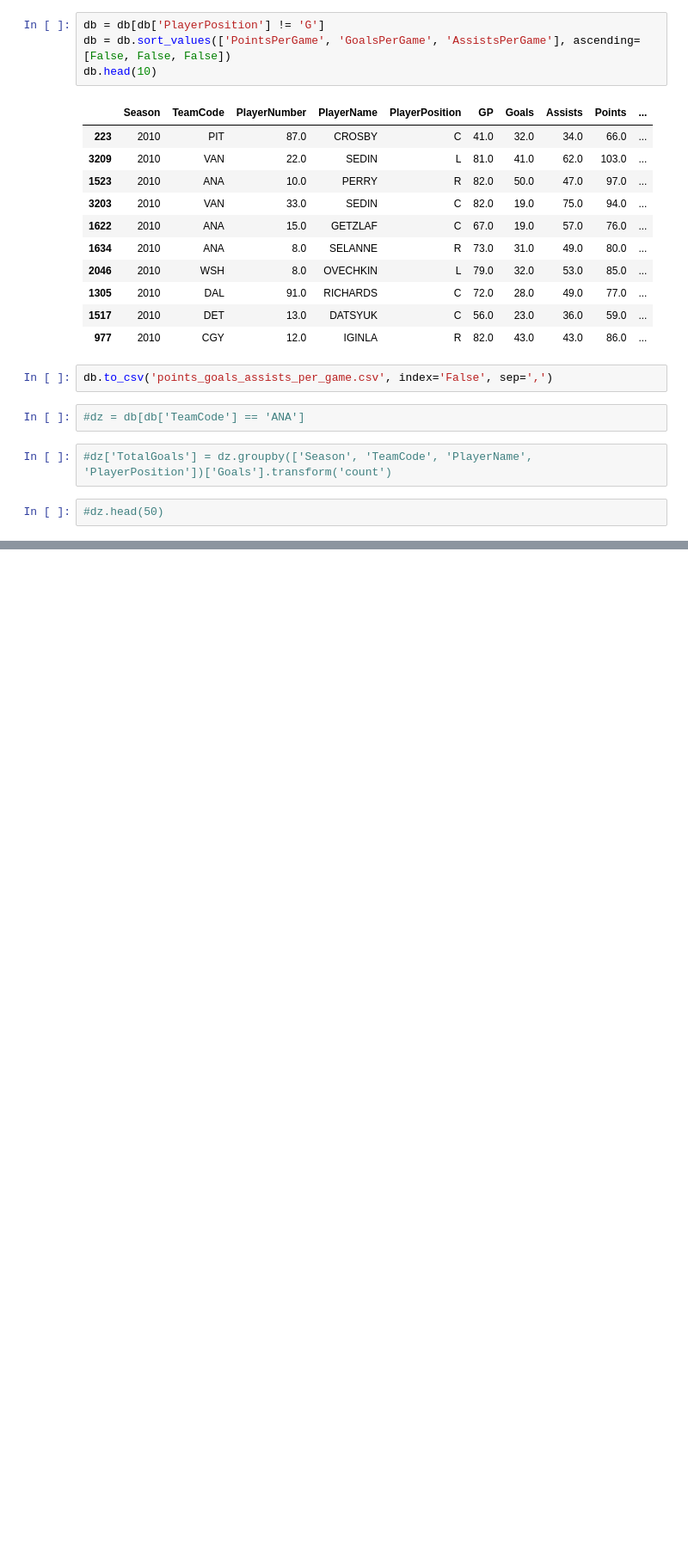
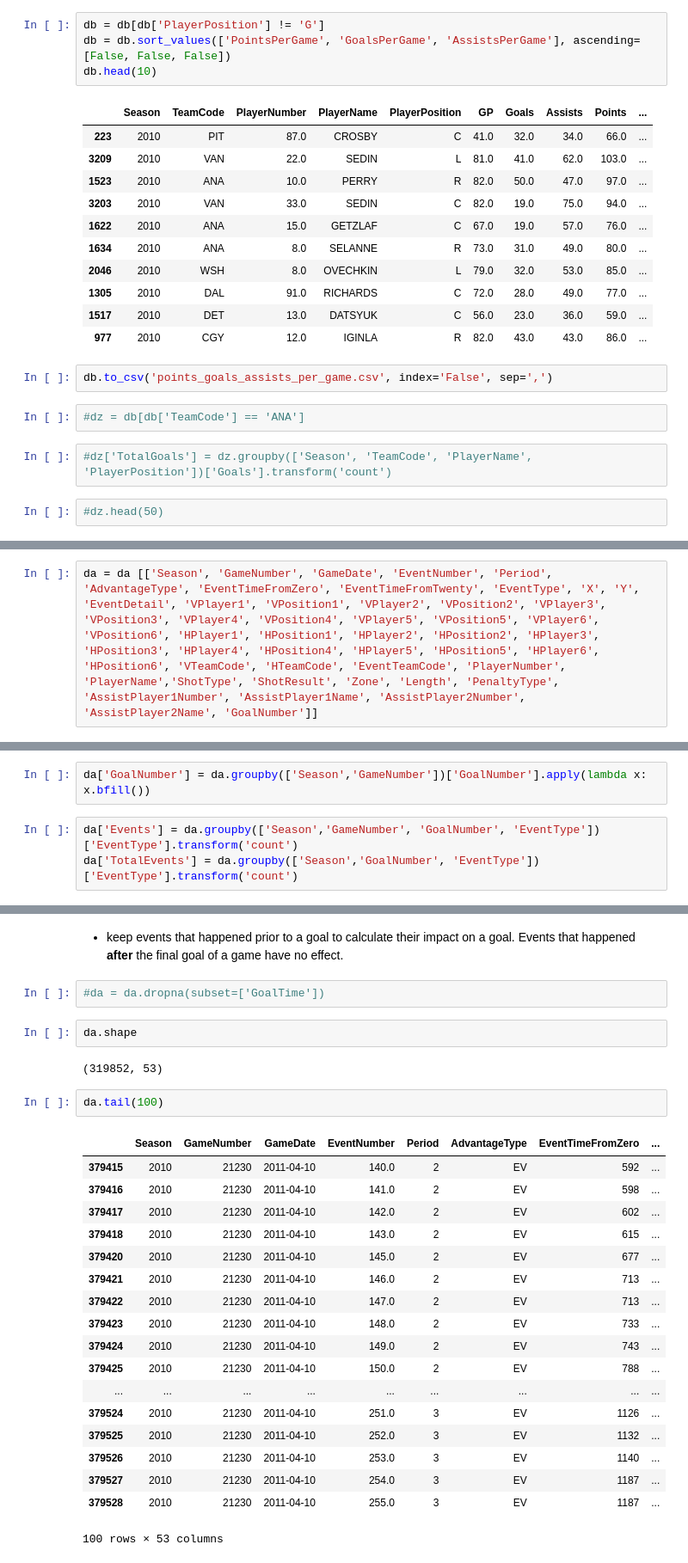
Before and after one commit to stephtselios/nhl_roster_design, a Jupyter notebook: points_goals_assists_per_game.ipynb, the cells around one changed output, grey strips where cells are left out. Shown at 86% size. Drawn from its saved outputs; the diff is of its cells as text; blank space fills up the shorter version.

```diff
--- a/points_goals_assists_per_game.ipynb
+++ b/points_goals_assists_per_game.ipynb
@@ -216,0 +246,2 @@ db.to_csv('points_goals_assists_per_game.csv', index='False', sep=',')
+# %%
+da = da [['Season', 'GameNumber', 'GameDate', 'EventNumber', 'Period', 'AdvantageType', 'EventTimeFromZero', 'EventTimeFromTwenty', 'EventType', 'X', 'Y', 'EventDetail', 'VPlayer1', 'VPosition1', 'VPlayer2', 'VPosition2', 'VPlayer3', 'VPosition3', 'VPlayer4', 'VPosition4', 'VPlayer5', 'VPosition5', 'VPlayer6', 'VPosition6', 'HPlayer1', 'HPosition1', 'HPlayer2', 'HPosition2', 'HPlayer3', 'HPosition3', 'HPlayer4', 'HPosition4', 'HPlayer5', 'HPosition5', 'HPlayer6', 'HPosition6', 'VTeamCode', 'HTeamCode', 'EventTeamCode', 'PlayerNumber', 'PlayerName','ShotType', 'ShotResult', 'Zone', 'Length', 'PenaltyType', 'AssistPlayer1Number', 'AssistPlayer1Name', 'AssistPlayer2Number', 'AssistPlayer2Name', 'GoalNumber']]
@@ -216,0 +250,5 @@ db.to_csv('points_goals_assists_per_game.csv', index='False', sep=',')
+# %%
+da['GoalNumber'] = da.groupby(['Season','GameNumber'])['GoalNumber'].apply(lambda x: x.bfill())
+# %%
+da['Events'] = da.groupby(['Season','GameNumber', 'GoalNumber', 'EventType'])['EventType'].transform('count')
+da['TotalEvents'] = da.groupby(['Season','GoalNumber', 'EventType'])['EventType'].transform('count')
@@ -216,0 +262,29 @@ db.to_csv('points_goals_assists_per_game.csv', index='False', sep=',')
+# %% [markdown]
+- keep events that happened prior to a goal to calculate their impact on a goal. Events that happened **after** the final goal of a game have no effect.
+# %%
+#da = da.dropna(subset=['GoalTime'])
+# %%
+da.shape
+# %% [output]
+(319852, 53)
+# %%
+da.tail(100)
+# %% [output]
+|  | Season | GameNumber | GameDate | EventNumber | Period | AdvantageType | EventTimeFromZero | ... |
+| 379415 | 2010 | 21230 | 2011-04-10 | 140.0 | 2 | EV | 592 | ... |
+| 379416 | 2010 | 21230 | 2011-04-10 | 141.0 | 2 | EV | 598 | ... |
+| 379417 | 2010 | 21230 | 2011-04-10 | 142.0 | 2 | EV | 602 | ... |
+| 379418 | 2010 | 21230 | 2011-04-10 | 143.0 | 2 | EV | 615 | ... |
+| 379420 | 2010 | 21230 | 2011-04-10 | 145.0 | 2 | EV | 677 | ... |
+| 379421 | 2010 | 21230 | 2011-04-10 | 146.0 | 2 | EV | 713 | ... |
+| 379422 | 2010 | 21230 | 2011-04-10 | 147.0 | 2 | EV | 713 | ... |
+| 379423 | 2010 | 21230 | 2011-04-10 | 148.0 | 2 | EV | 733 | ... |
+| 379424 | 2010 | 21230 | 2011-04-10 | 149.0 | 2 | EV | 743 | ... |
+| 379425 | 2010 | 21230 | 2011-04-10 | 150.0 | 2 | EV | 788 | ... |
+| ... | ... | ... | ... | ... | ... | ... | ... | ... |
+| 379524 | 2010 | 21230 | 2011-04-10 | 251.0 | 3 | EV | 1126 | ... |
+| 379525 | 2010 | 21230 | 2011-04-10 | 252.0 | 3 | EV | 1132 | ... |
+| 379526 | 2010 | 21230 | 2011-04-10 | 253.0 | 3 | EV | 1140 | ... |
+| 379527 | 2010 | 21230 | 2011-04-10 | 254.0 | 3 | EV | 1187 | ... |
+| 379528 | 2010 | 21230 | 2011-04-10 | 255.0 | 3 | EV | 1187 | ... |
+100 rows × 53 columns
```
Also changed, not shown: parts of 19 cells of this notebook, 1 other file.
